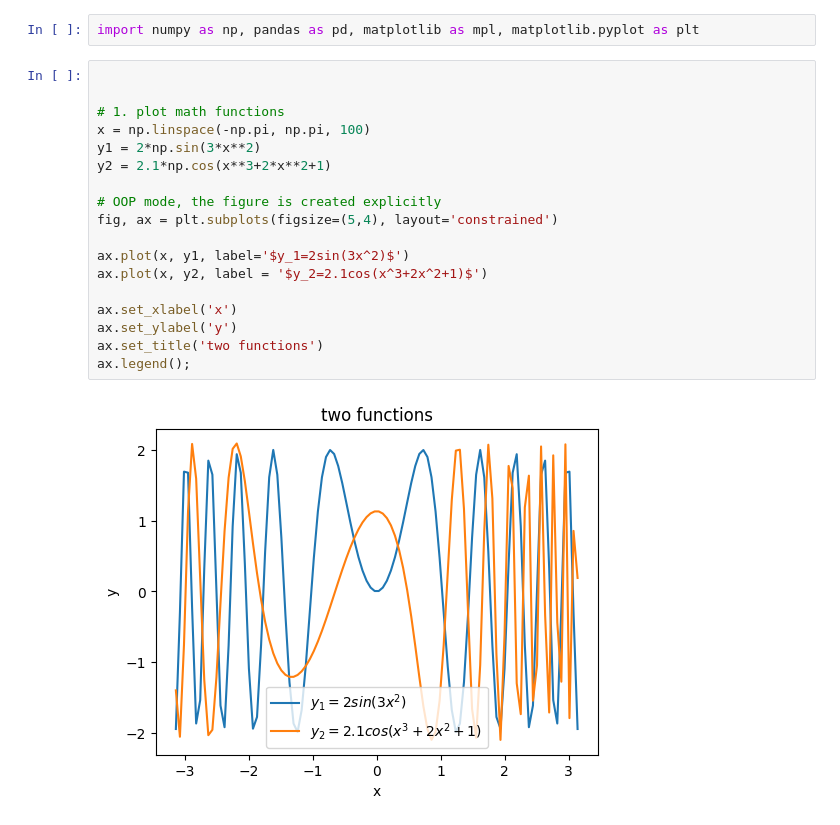
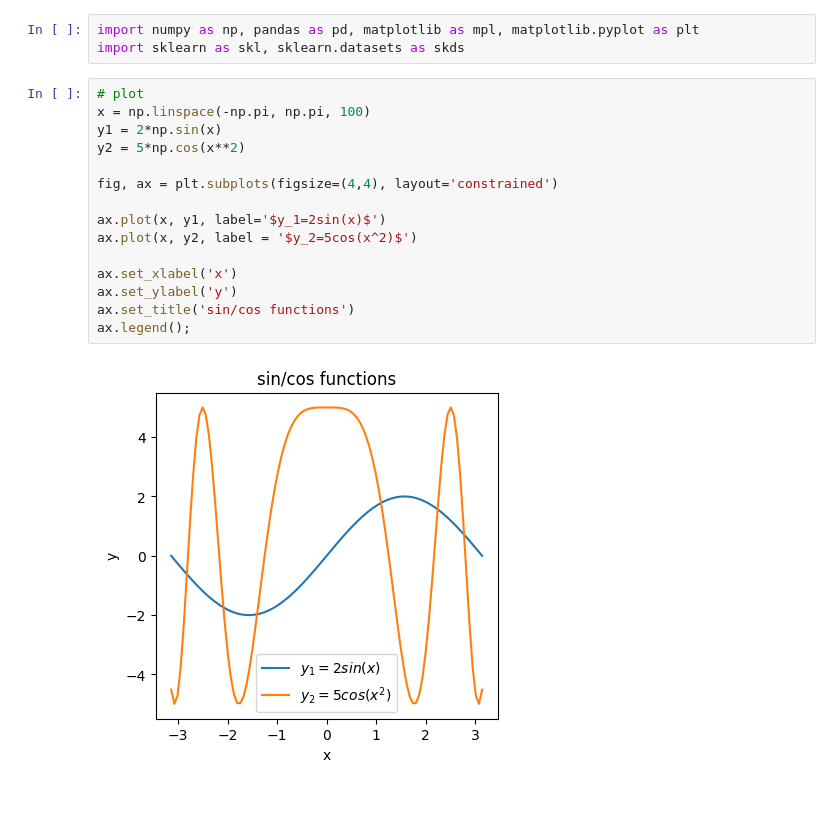
Before and after one commit to AP-BigQ/ML, a Jupyter notebook: Sebastian_PythonML/ch01/ch01.ipynb, the cells around one changed output. Saved outputs shown, nothing was run; the diff lists cells and outputs as text.

```diff
--- a/Sebastian_PythonML/ch01/ch01.ipynb
+++ b/Sebastian_PythonML/ch01/ch01.ipynb
@@ -10,23 +10,21 @@
 #chapter 01
 # %%
 import numpy as np, pandas as pd, matplotlib as mpl, matplotlib.pyplot as plt
+import sklearn as skl, sklearn.datasets as skds
 # %%
+# plot
+x = np.linspace(-np.pi, np.pi, 100)
+y1 = 2*np.sin(x)
+y2 = 5*np.cos(x**2)
 
+fig, ax = plt.subplots(figsize=(4,4), layout='constrained')
 
-# 1. plot math functions
-x = np.linspace(-np.pi, np.pi, 100)
-y1 = 2*np.sin(3*x**2)
-y2 = 2.1*np.cos(x**3+2*x**2+1)
-
-# OOP mode, the figure is created explicitly
-fig, ax = plt.subplots(figsize=(5,4), layout='constrained')
-
-ax.plot(x, y1, label='$y_1=2sin(3x^2)$')
-ax.plot(x, y2, label = '$y_2=2.1cos(x^3+2x^2+1)$')
+ax.plot(x, y1, label='$y_1=2sin(x)$')
+ax.plot(x, y2, label = '$y_2=5cos(x^2)$')
 
 ax.set_xlabel('x')
 ax.set_ylabel('y')
-ax.set_title('two functions')
+ax.set_title('sin/cos functions')
 ax.legend();
 # %% [output]
-[figure, old version]
+[figure, new version]
```
Also changed, not shown: parts of 15 cells of this notebook.
